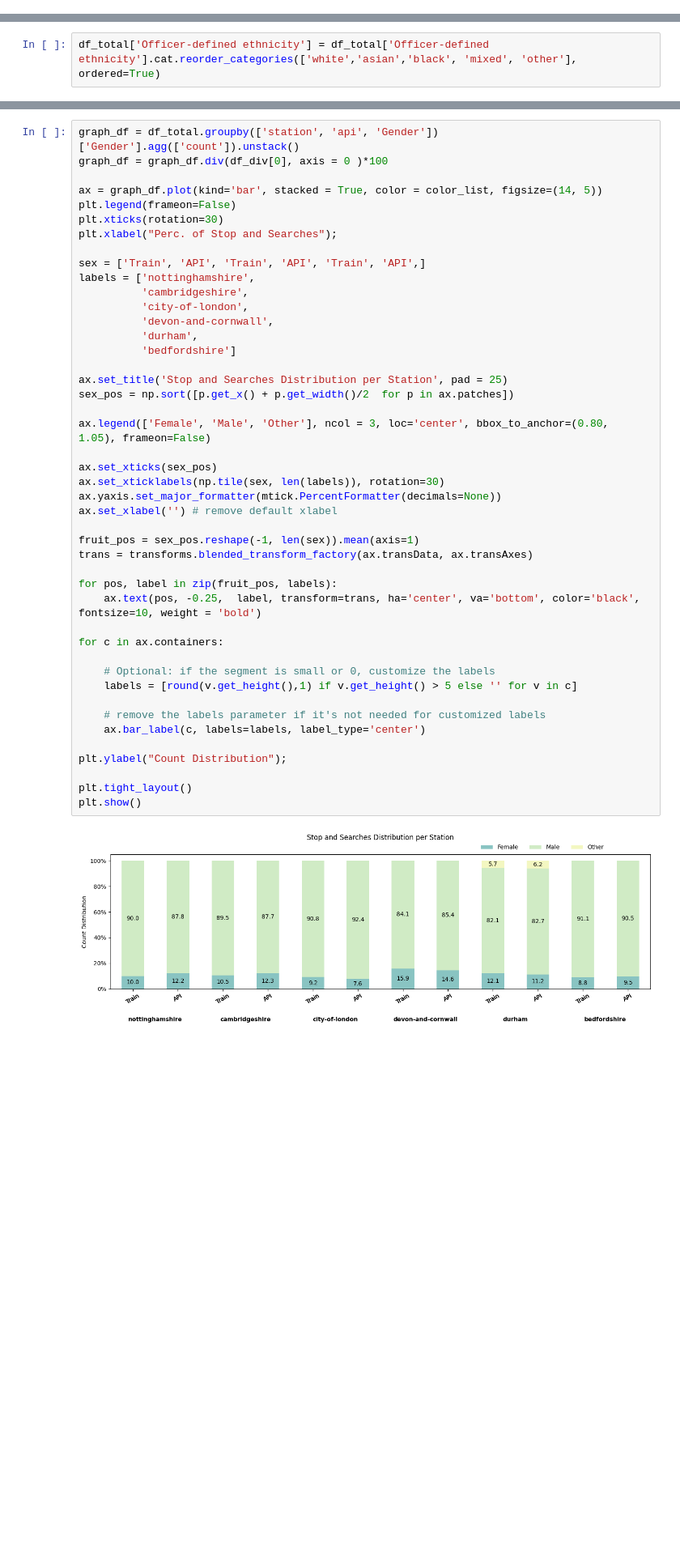
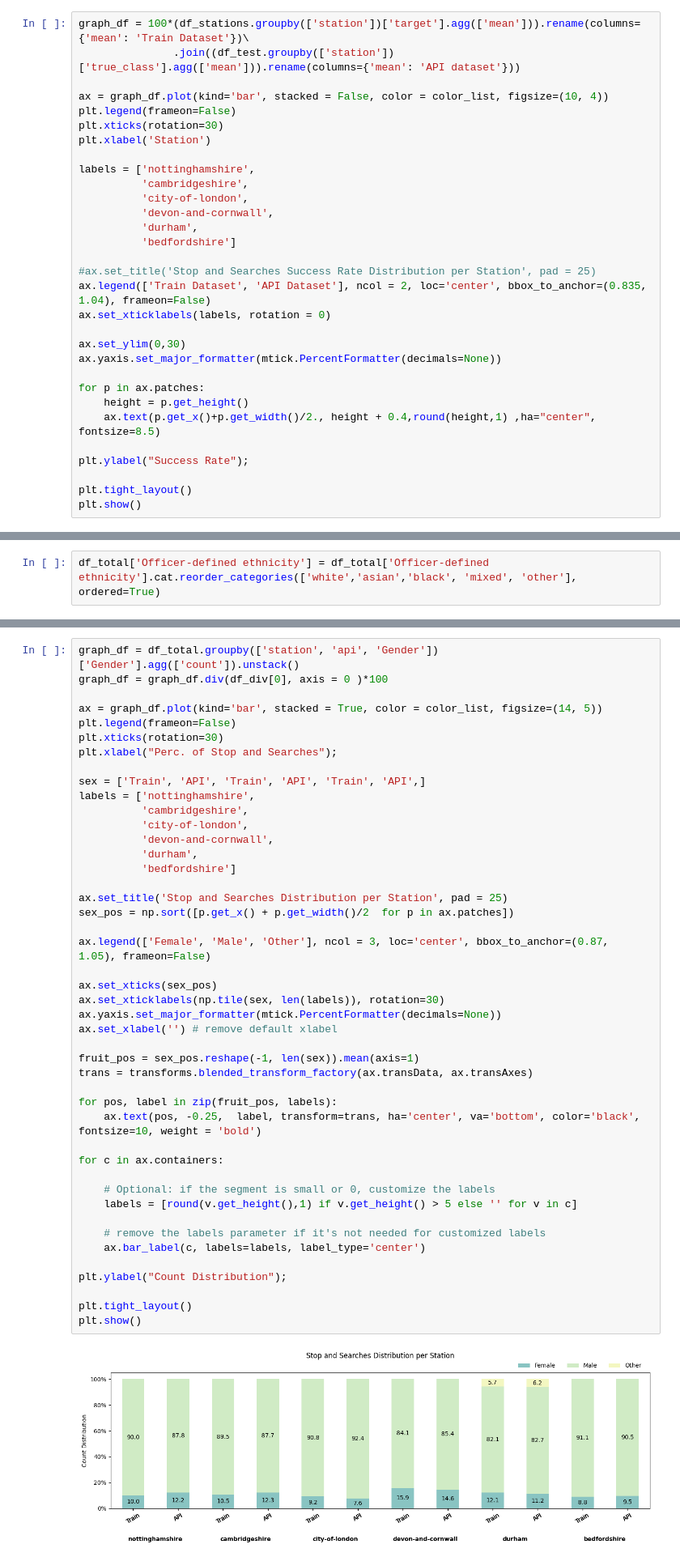
Before and after one commit to mmvf/Capstone, a Jupyter notebook: Step 4 - EDA Test Dataset.ipynb, the cells around one changed output, grey strips where cells are left out. Shown at 81% size. Drawn from its saved outputs; the diff is of its cells as text; blank space fills up the shorter version.

```diff
--- a/Step 4 - EDA Test Dataset.ipynb
+++ b/Step 4 - EDA Test Dataset.ipynb
@@ -547,3 +628,34 @@ plt.tight_layout()
 plt.show()
 # %% [output]
 [figure]
+# %%
+graph_df = 100*(df_stations.groupby(['station'])['target'].agg(['mean'])).rename(columns={'mean': 'Train Dataset'})\
+               .join((df_test.groupby(['station'])['true_class'].agg(['mean'])).rename(columns={'mean': 'API dataset'}))
+
+ax = graph_df.plot(kind='bar', stacked = False, color = color_list, figsize=(10, 4))
+plt.legend(frameon=False)
+plt.xticks(rotation=30)
+plt.xlabel('Station')
+
+labels = ['nottinghamshire',
+          'cambridgeshire',
+          'city-of-london',
+          'devon-and-cornwall',
+          'durham',
+          'bedfordshire']
+
+#ax.set_title('Stop and Searches Success Rate Distribution per Station', pad = 25)
+ax.legend(['Train Dataset', 'API Dataset'], ncol = 2, loc='center', bbox_to_anchor=(0.835, 1.04), frameon=False)
+ax.set_xticklabels(labels, rotation = 0)
+
+ax.set_ylim(0,30)
+ax.yaxis.set_major_formatter(mtick.PercentFormatter(decimals=None))
+
+for p in ax.patches:
+    height = p.get_height()
+    ax.text(p.get_x()+p.get_width()/2., height + 0.4,round(height,1) ,ha="center", fontsize=8.5)
+
+plt.ylabel("Success Rate");
+
+plt.tight_layout()
+plt.show()
@@ -708,32 +815,32 @@ labels = ['nottinghamshire',
           'bedfordshire']
 
 ax.set_title('Stop and Searches Distribution per Station', pad = 25)
 sex_pos = np.sort([p.get_x() + p.get_width()/2  for p in ax.patches])
 
-ax.legend(['Female', 'Male', 'Other'], ncol = 3, loc='center', bbox_to_anchor=(0.80, 1.05), frameon=False)
+ax.legend(['Female', 'Male', 'Other'], ncol = 3, loc='center', bbox_to_anchor=(0.87, 1.05), frameon=False)
 
 ax.set_xticks(sex_pos)
 ax.set_xticklabels(np.tile(sex, len(labels)), rotation=30)
 ax.yaxis.set_major_formatter(mtick.PercentFormatter(decimals=None))
 ax.set_xlabel('') # remove default xlabel
 
 fruit_pos = sex_pos.reshape(-1, len(sex)).mean(axis=1)
 trans = transforms.blended_transform_factory(ax.transData, ax.transAxes)
 
 for pos, label in zip(fruit_pos, labels):
     ax.text(pos, -0.25,  label, transform=trans, ha='center', va='bottom', color='black', fontsize=10, weight = 'bold')
 
 for c in ax.containers:
 
     # Optional: if the segment is small or 0, customize the labels
     labels = [round(v.get_height(),1) if v.get_height() > 5 else '' for v in c]
 
     # remove the labels parameter if it's not needed for customized labels
     ax.bar_label(c, labels=labels, label_type='center')
 
 plt.ylabel("Count Distribution");
 
 plt.tight_layout()
 plt.show()
 # %% [output]
-[figure, old version]
+[figure, new version]
```
Also changed, not shown: parts of 49 cells of this notebook, 10 other files.
